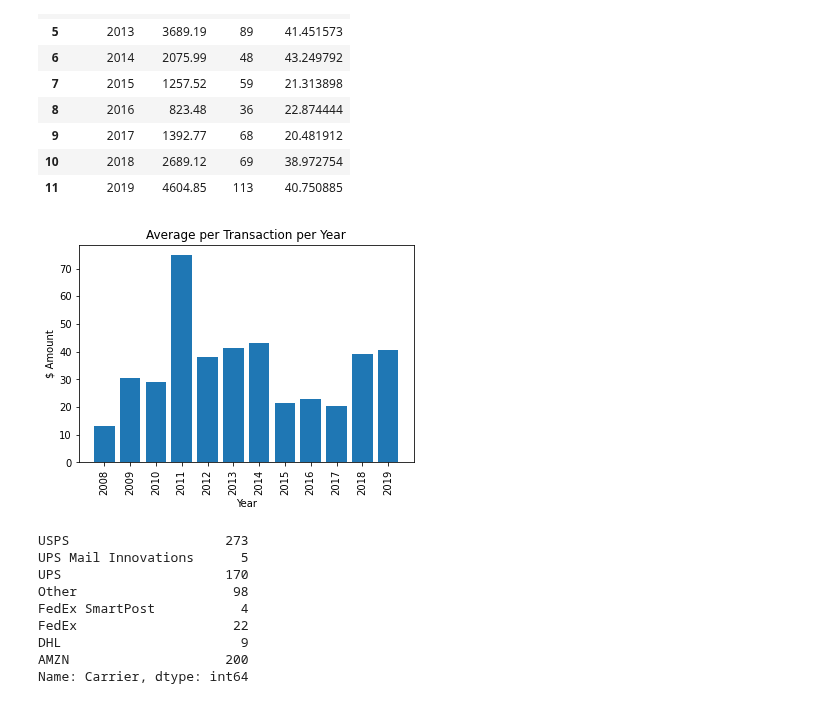
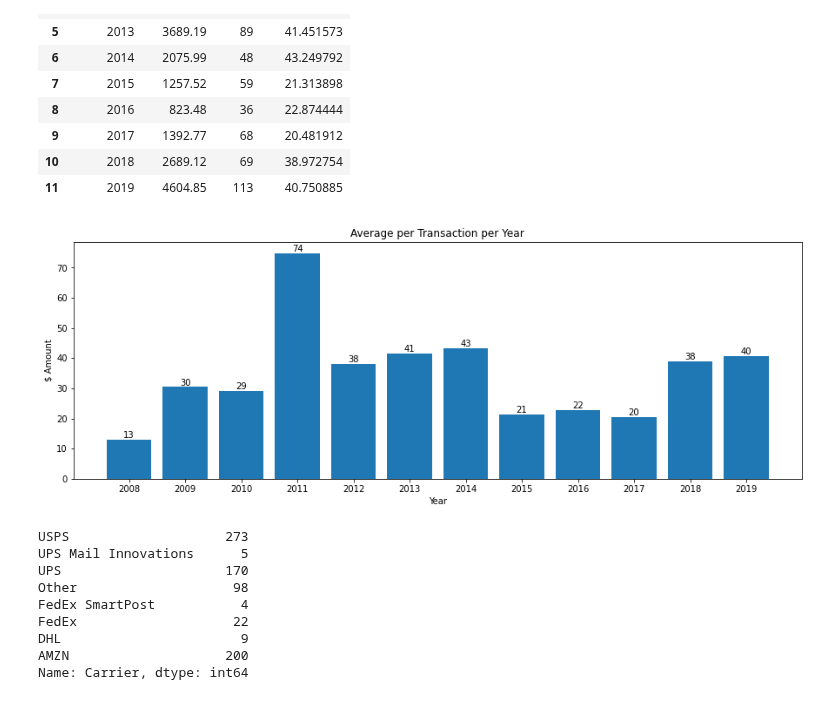
Before and after one commit to AmitSamra/AmazonOrderHistory, a Jupyter notebook: AmazonOrderHistory.ipynb, the cells around one changed output. Cells and saved outputs as stored; diff of their text form; code cells hidden in the pictures.

```diff
--- a/AmazonOrderHistory.ipynb
+++ b/AmazonOrderHistory.ipynb
@@ -977,6 +954,7 @@ plt.show()
 
 df_CategoryShare = df[['Category', 'ItemTotal']]
 df_CategoryShare['Category'] = df_CategoryShare['Category'].str.replace('_', ' & ').str.title()
+df_CategoryShare['Category'] = df_CategoryShare['Category'].replace('Gift & Card', 'Gift Card')
 df_CategoryShare = df_CategoryShare.groupby('Category', as_index = False)
 df_CategoryShare = df_CategoryShare['ItemTotal'].sum()
 df_CategoryShare['Share'] = df_CategoryShare['ItemTotal'].div(df_CategoryShare['ItemTotal'].sum())*100
@@ -1042,12 +1027,24 @@ df_DayPur
 # %%
 # Plot purchases by day of week
 
-fig,ax = plt.subplots(figsize = (15,5))
-ax.bar(df_DayPur['OrderDayName'],df_DayPur['ItemTotal'])
+fig,ax = plt.subplots(figsize = (10,5))
+ax.bar(df_DayPur['OrderDayName'],df_DayPur['ItemTotal'], width = .50)
+ax.set_title('Purchases by Day')
+
+# x-axis
 ax.set_xlabel('Day')
+plt.xticks(rotation = 0)
+
+# y-axis
 ax.set_ylabel('$ Amount')
-ax.set_title('Purchases by Day')
-plt.xticks(rotation = 90)
+ax.yaxis.set_major_formatter(
+    ticker.FuncFormatter(lambda y,p: format(int(y), ','))
+)
+
+# labels
+for i,j in zip(df_DayPur['OrderDayName'], df_DayPur['ItemTotal']):
+    ax.annotate(format(int(j), ','), xy=(i,j), va='bottom', ha='center')
+
 plt.show()
 #ax.figure.savefig('./img/PurchasesByDay.png', bbox_inches='tight', dpi=150)
 # %% [output]
@@ -1139,16 +1136,28 @@ df_YearAvgTrans
 # %%
 # Plot average per transaction by year
 
-fig, ax = plt.subplots()
+fig, ax = plt.subplots(figsize = (15,5))
 ax.bar(df_YearAvgTrans['OrderYear'],df_YearAvgTrans['AvgPerTrans'])
+ax.set_title('Average per Transaction per Year')
+
+# x-axis
 ax.set_xlabel('Year')
+plt.xticks([x for x in df_YearAvgTrans['OrderYear']], rotation = 0)
+
+# y-axis
 ax.set_ylabel('$ Amount')
-ax.set_title('Average per Transaction per Year')
-plt.xticks([x for x in df_YearAvgTrans['OrderYear']], rotation = 90)
+ax.yaxis.set_major_formatter(
+    ticker.FuncFormatter(lambda y,p: format(int(y), ','))
+)
+
+# labels
+for i,j in zip(df_YearAvgTrans['OrderYear'], df_YearAvgTrans['AvgPerTrans']):
+    ax.annotate(format(int(j), ','), xy=(i,j), va='bottom', ha='center')
+
 plt.show()
 #ax.figure.savefig('./img/AveragePerTransPerYear.png', bbox_inches='tight', dpi=150)
 # %% [output]
-[figure, old version]
+[figure, new version]
 # %%
 # Shipping method
 
```
Also changed, not shown: parts of 18 cells of this notebook.
